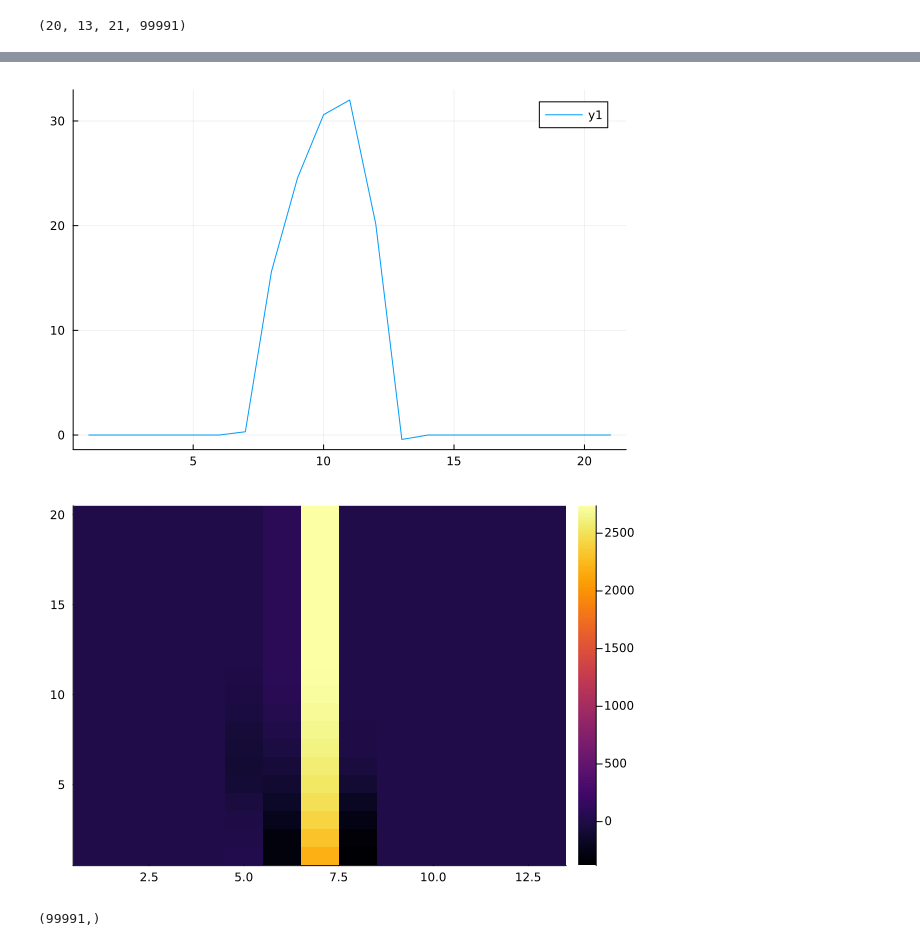
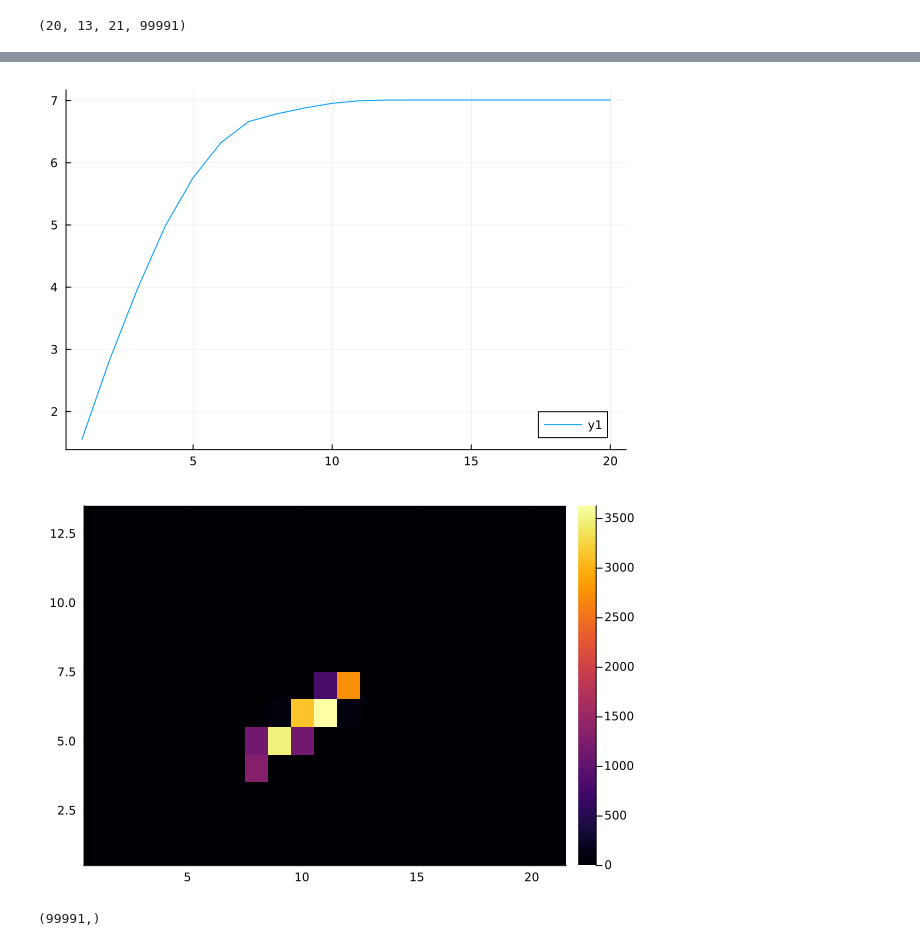
Before and after one commit to wilkieolin/phasor_julia, a Jupyter notebook: cluster_classification phasor.ipynb, the cells around one changed output, grey strips where cells are left out. Saved outputs shown, nothing was run; the diff lists cells and outputs as text; code cells hidden in the pictures.

```diff
--- a/cluster_classification phasor.ipynb
+++ b/cluster_classification phasor.ipynb
@@ -65,11 +65,11 @@ plot(sum(q[:,:,:,128], dims=(1,2)) |> vec)
 # %%
-plot(sum(scale_charge(q[:,:,:,128]), dims=(1,2)) |> vec)
+plot(sum(scale_charge(q[:,:,:,128]), dims=(2,3)) |> vec)
 # %% [output]
-[figure, old version]
+[figure, new version]
 # %%
-heatmap(q[:,:,12,128])
+heatmap(q[12,:,:,128])
 # %% [output]
-[figure, old version]
+[figure, new version]
 # %%
 ylocal |> size
 # %% [output]
```
Also changed, not shown: parts of 27 cells of this notebook, 1 other file.
